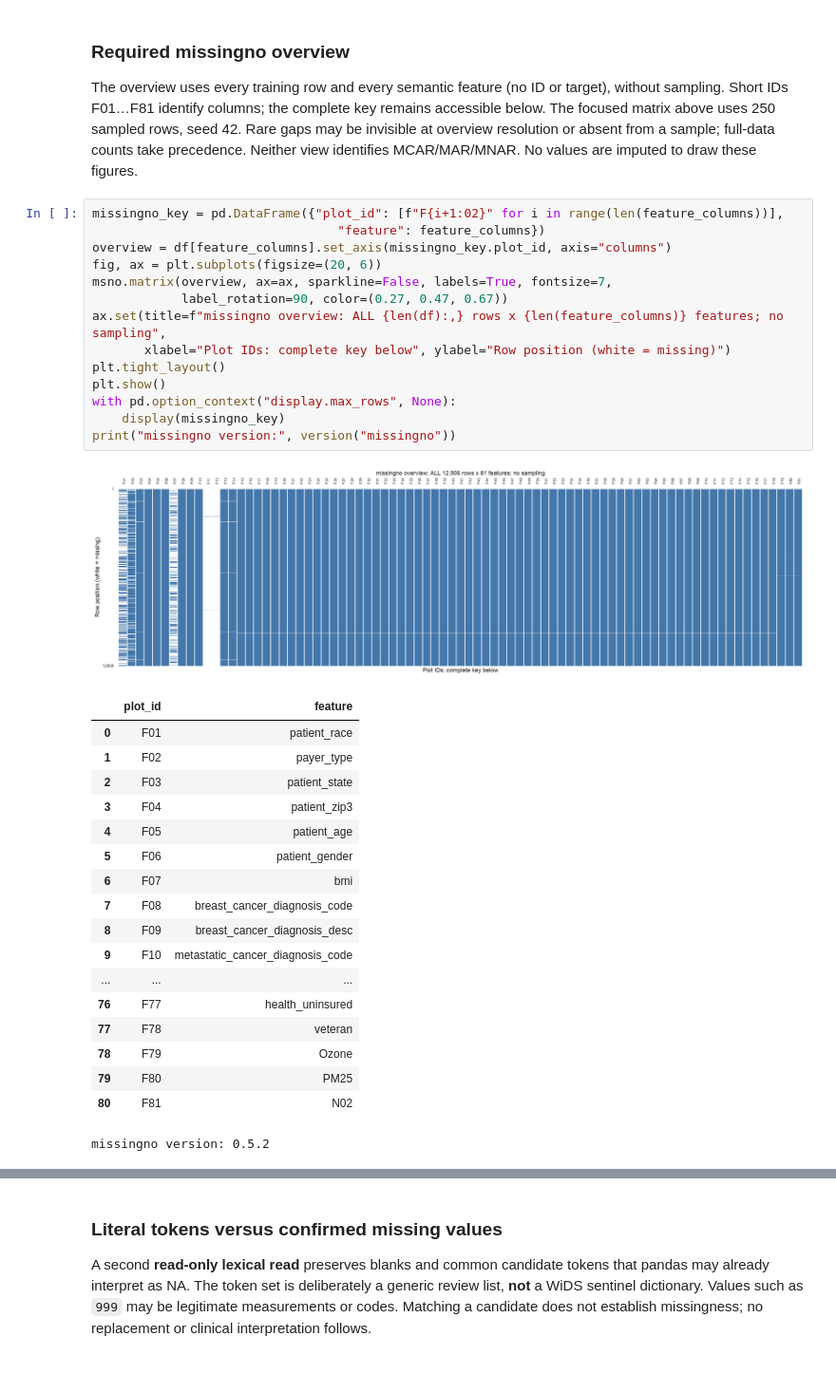
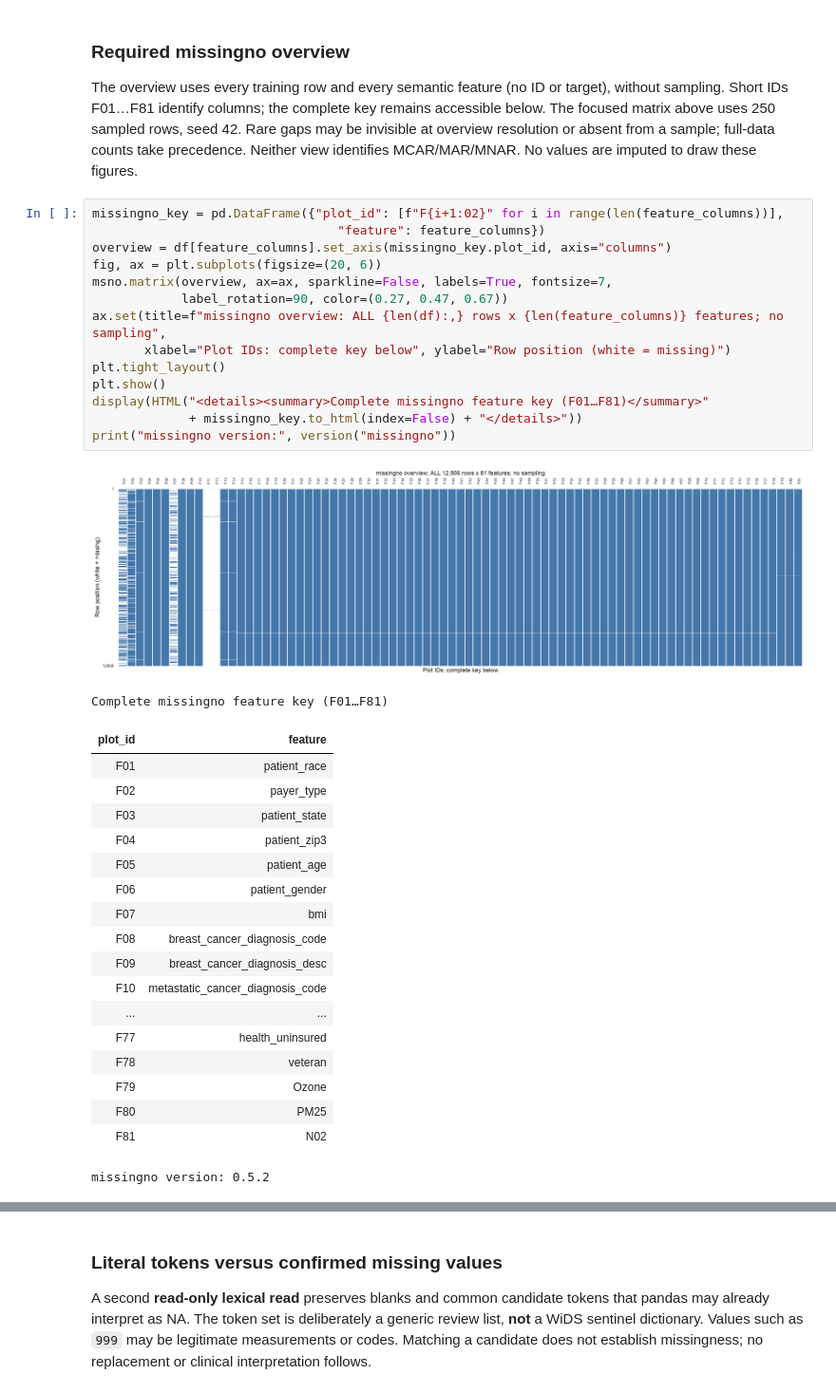
Before and after one commit to hungstupid/data-mining-preprocessing, a Jupyter notebook: book/tabular/01_eda.ipynb, the cells around one changed output, grey strips where cells are left out. Shown at 95% size. Drawn from its saved outputs; the diff is of its cells as text.

```diff
--- a/book/tabular/01_eda.ipynb
+++ b/book/tabular/01_eda.ipynb
@@ -595,35 +625,36 @@ MCAR/MAR/MNAR. No values are imputed to draw these figures.
 # %%
 missingno_key = pd.DataFrame({"plot_id": [f"F{i+1:02}" for i in range(len(feature_columns))],
                                  "feature": feature_columns})
 overview = df[feature_columns].set_axis(missingno_key.plot_id, axis="columns")
 fig, ax = plt.subplots(figsize=(20, 6))
 msno.matrix(overview, ax=ax, sparkline=False, labels=True, fontsize=7,
             label_rotation=90, color=(0.27, 0.47, 0.67))
 ax.set(title=f"missingno overview: ALL {len(df):,} rows x {len(feature_columns)} features; no sampling",
        xlabel="Plot IDs: complete key below", ylabel="Row position (white = missing)")
 plt.tight_layout()
 plt.show()
-with pd.option_context("display.max_rows", None):
-    display(missingno_key)
+display(HTML("<details><summary>Complete missingno feature key (F01…F81)</summary>"
+             + missingno_key.to_html(index=False) + "</details>"))
 print("missingno version:", version("missingno"))
 # %% [output]
 [figure]
+Complete missingno feature key (F01…F81)
-|  | plot_id | feature |
-| 0 | F01 | patient_race |
-| 1 | F02 | payer_type |
-| 2 | F03 | patient_state |
-| 3 | F04 | patient_zip3 |
-| 4 | F05 | patient_age |
-| 5 | F06 | patient_gender |
-| 6 | F07 | bmi |
-| 7 | F08 | breast_cancer_diagnosis_code |
-| 8 | F09 | breast_cancer_diagnosis_desc |
-| 9 | F10 | metastatic_cancer_diagnosis_code |
-| ... | ... | ... |
-| 76 | F77 | health_uninsured |
-| 77 | F78 | veteran |
-| 78 | F79 | Ozone |
-| 79 | F80 | PM25 |
-| 80 | F81 | N02 |
+| plot_id | feature |
+| F01 | patient_race |
+| F02 | payer_type |
+| F03 | patient_state |
+| F04 | patient_zip3 |
+| F05 | patient_age |
+| F06 | patient_gender |
+| F07 | bmi |
+| F08 | breast_cancer_diagnosis_code |
+| F09 | breast_cancer_diagnosis_desc |
+| F10 | metastatic_cancer_diagnosis_code |
+| ... | ... |
+| F77 | health_uninsured |
+| F78 | veteran |
+| F79 | Ozone |
+| F80 | PM25 |
+| F81 | N02 |
-missingno version: 0.5.2
+missingno version: 0.5.2
 # %% [markdown]
```
Also changed, not shown: parts of 19 cells of this notebook, 1 other file.
